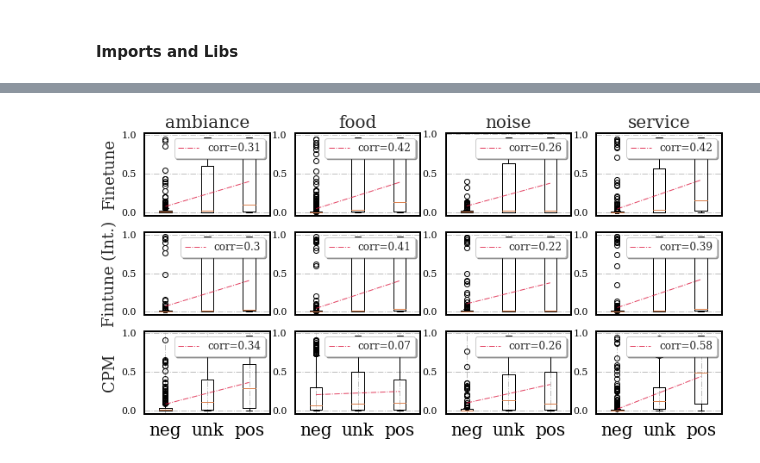
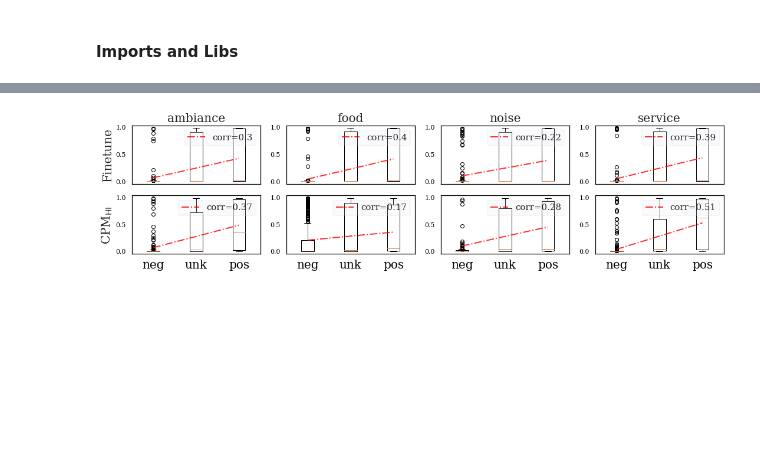
Before and after one commit to frankaging/Causal-Proxy-Model, a Jupyter notebook: cpm_experiments/debiasing.ipynb, the cells around one changed output, grey strips where cells are left out. Cells and saved outputs as stored; diff of their text form; code cells hidden in the pictures; blank space fills up the shorter version.

```diff
--- a/cpm_experiments/debiasing.ipynb
+++ b/cpm_experiments/debiasing.ipynb
@@ -485,15 +276,15 @@ def subplot_func(ax, index, results, with_labels=False, with_title=False):
             np.polyfit(line_x, linx_y, 1)
         )(np.unique(line_x)),
         linestyle='dashdot',
-        color='crimson',
+        color='red',
         alpha=0.8,
-        linewidth=1,
+        linewidth=2,
         label=f"corr={corr}"
     )
     ax.legend(
         loc="upper right",
-        ncol=1, fancybox=True, shadow=True, fontsize=12,
-        facecolor="white",
+        ncol=1, fancybox=True, fontsize=15,
+        framealpha=0.2
     )
     if with_title:
         ax.set_title(names[index], fontsize=20)
@@ -502,37 +293,21 @@ def subplot_func(ax, index, results, with_labels=False, with_title=False):
     else:
         ax.xaxis.set_tick_params(labelsize=20)
 
-    ax.spines["top"].set_linewidth(2)
-    ax.spines["bottom"].set_linewidth(2)
-    ax.spines["left"].set_linewidth(2)
-    ax.spines["right"].set_linewidth(2)
-    ax.spines["top"].set_linewidth(2)
-    ax.spines["bottom"].set_linewidth(2)
-    ax.spines["left"].set_linewidth(2)
-    ax.spines["right"].set_linewidth(2)
-    ax.xaxis.grid(color='grey', linestyle='-.', linewidth=1, alpha=0.5)
-    ax.yaxis.grid(color='grey', linestyle='-.', linewidth=1, alpha=0.5)
-
     ax.set_facecolor("white")
 
     return ax
 # %%
 with plt.rc_context({'axes.edgecolor':'black', 'xtick.color':'black', 'ytick.color':'black', 'figure.facecolor':'white'}):
-    fig, axs = plt.subplots(3, 4, figsize=(12, 6))
+    fig, axs = plt.subplots(2, 4, figsize=(18, 4))
     # Blackbox model
     for i in range(0, 4):
         subplot_func(axs[0,i], i, correlate_results, with_title=True)
-        axs[0,0].set_ylabel("Finetune", fontsize=18)
-
-    # Control
-    for i in range(0, 4):
-        subplot_func(axs[1,i], i, control_results)
-        axs[1,0].set_ylabel("Fintune (Int.)", fontsize=18)
+        axs[0,0].set_ylabel("Finetune", fontsize=20)
 
     # CPM
     for i in range(0, 4):
-        subplot_func(axs[2,i], i, decorrelate_results, with_labels=True)
-        axs[2,0].set_ylabel("CPM", fontsize=18)
+        subplot_func(axs[1,i], i, decorrelate_results, with_labels=True)
+        axs[1,0].set_ylabel(r'CPM$_{\rm HI}$', fontsize=20)
     plt.savefig("./figures/debiasing.png",dpi=200, bbox_inches='tight')
 # %% [output]
-[figure, old version]
+[figure, new version]
```
Also changed, not shown: parts of 7 cells of this notebook, 4 other files.
